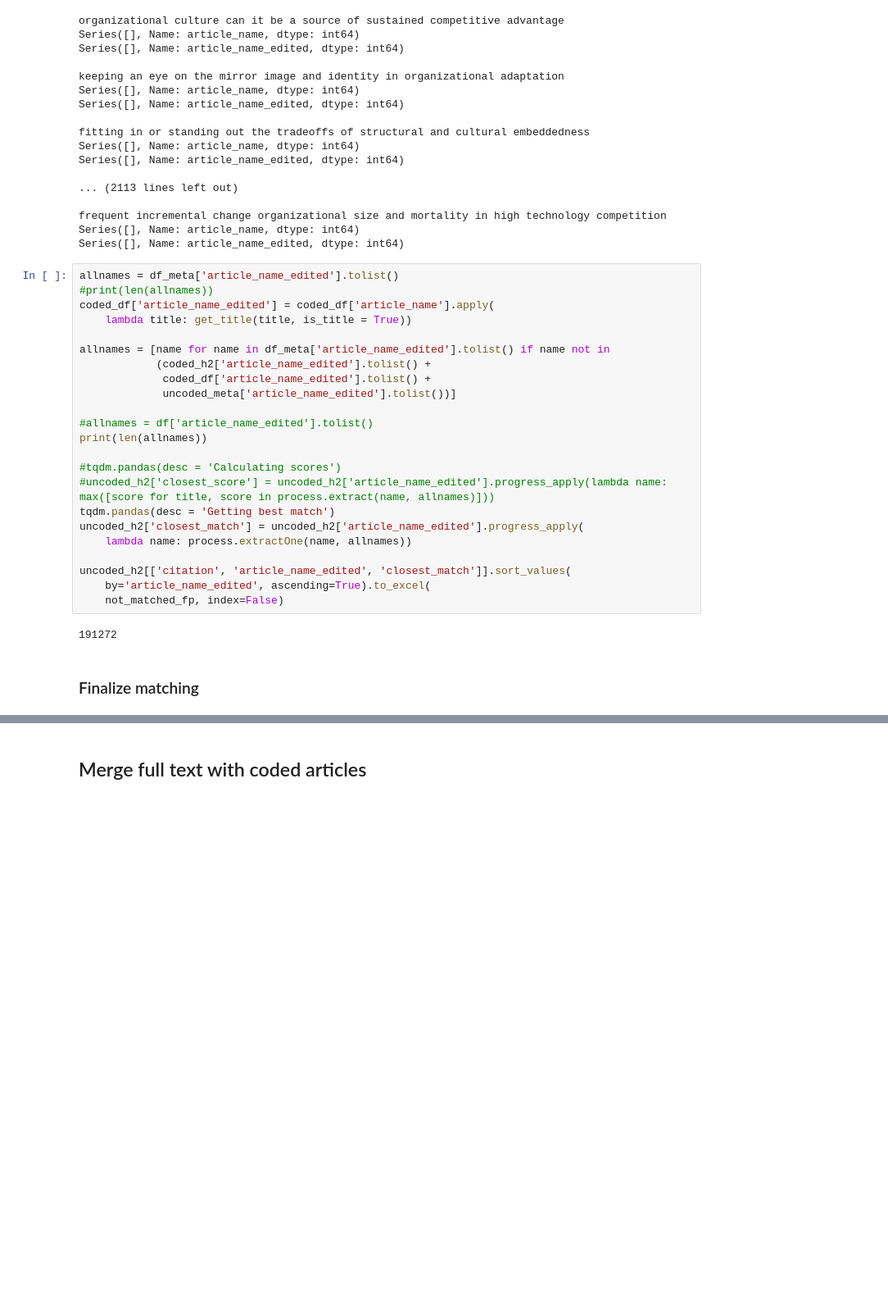
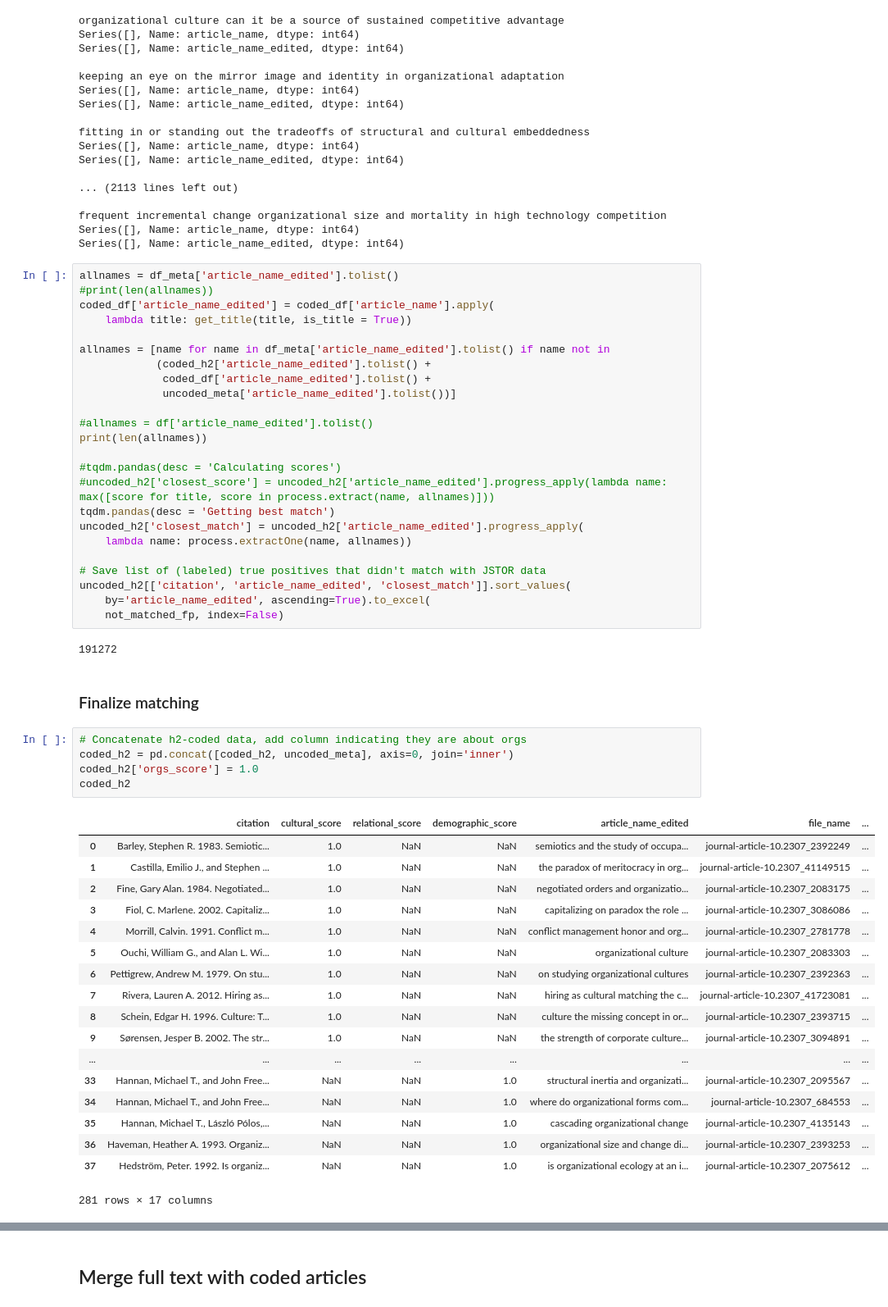
Before and after one commit to h2researchgroup/classification, a Jupyter notebook: preprocess/assemble_coded_articles.ipynb, the cells around one changed output, grey strips where cells are left out. Shown at 82% size. Saved outputs shown, nothing was run; the diff lists cells and outputs as text; blank space fills up the shorter version.

```diff
--- a/preprocess/assemble_coded_articles.ipynb
+++ b/preprocess/assemble_coded_articles.ipynb
@@ -478,6 +488,7 @@ tqdm.pandas(desc = 'Getting best match')
 uncoded_h2['closest_match'] = uncoded_h2['article_name_edited'].progress_apply(
     lambda name: process.extractOne(name, allnames))
 
+# Save list of (labeled) true positives that didn't match with JSTOR data
 uncoded_h2[['citation', 'article_name_edited', 'closest_match']].sort_values(
     by='article_name_edited', ascending=True).to_excel(
     not_matched_fp, index=False)
@@ -485,4 +496,28 @@ uncoded_h2[['citation', 'article_name_edited', 'closest_match']].sort_values(
 191272
 # %% [markdown]
 ### Finalize matching
+# %%
+# Concatenate h2-coded data, add column indicating they are about orgs
+coded_h2 = pd.concat([coded_h2, uncoded_meta], axis=0, join='inner')
+coded_h2['orgs_score'] = 1.0
+coded_h2
+# %% [output]
+|  | citation | cultural_score | relational_score | demographic_score | article_name_edited | file_name | ... |
+| 0 | Barley, Stephen R. 1983. Semiotic... | 1.0 | NaN | NaN | semiotics and the study of occupa... | journal-article-10.2307_2392249 | ... |
+| 1 | Castilla, Emilio J., and Stephen ... | 1.0 | NaN | NaN | the paradox of meritocracy in org... | journal-article-10.2307_41149515 | ... |
+| 2 | Fine, Gary Alan. 1984. Negotiated... | 1.0 | NaN | NaN | negotiated orders and organizatio... | journal-article-10.2307_2083175 | ... |
+| 3 | Fiol, C. Marlene. 2002. Capitaliz... | 1.0 | NaN | NaN | capitalizing on paradox the role ... | journal-article-10.2307_3086086 | ... |
+| 4 | Morrill, Calvin. 1991. Conflict m... | 1.0 | NaN | NaN | conflict management honor and org... | journal-article-10.2307_2781778 | ... |
+| 5 | Ouchi, William G., and Alan L. Wi... | 1.0 | NaN | NaN | organizational culture | journal-article-10.2307_2083303 | ... |
+| 6 | Pettigrew, Andrew M. 1979. On stu... | 1.0 | NaN | NaN | on studying organizational cultures | journal-article-10.2307_2392363 | ... |
+| 7 | Rivera, Lauren A. 2012. Hiring as... | 1.0 | NaN | NaN | hiring as cultural matching the c... | journal-article-10.2307_41723081 | ... |
+| 8 | Schein, Edgar H. 1996. Culture: T... | 1.0 | NaN | NaN | culture the missing concept in or... | journal-article-10.2307_2393715 | ... |
+| 9 | Sørensen, Jesper B. 2002. The str... | 1.0 | NaN | NaN | the strength of corporate culture... | journal-article-10.2307_3094891 | ... |
+| ... | ... | ... | ... | ... | ... | ... | ... |
+| 33 | Hannan, Michael T., and John Free... | NaN | NaN | 1.0 | structural inertia and organizati... | journal-article-10.2307_2095567 | ... |
+| 34 | Hannan, Michael T., and John Free... | NaN | NaN | 1.0 | where do organizational forms com... | journal-article-10.2307_684553 | ... |
+| 35 | Hannan, Michael T., László Pólos,... | NaN | NaN | 1.0 | cascading organizational change | journal-article-10.2307_4135143 | ... |
+| 36 | Haveman, Heather A. 1993. Organiz... | NaN | NaN | 1.0 | organizational size and change di... | journal-article-10.2307_2393253 | ... |
+| 37 | Hedström, Peter. 1992. Is organiz... | NaN | NaN | 1.0 | is organizational ecology at an i... | journal-article-10.2307_2075612 | ... |
+281 rows × 17 columns
 # %%
```
Also changed, not shown: parts of 23 cells of this notebook, 1 other file.
